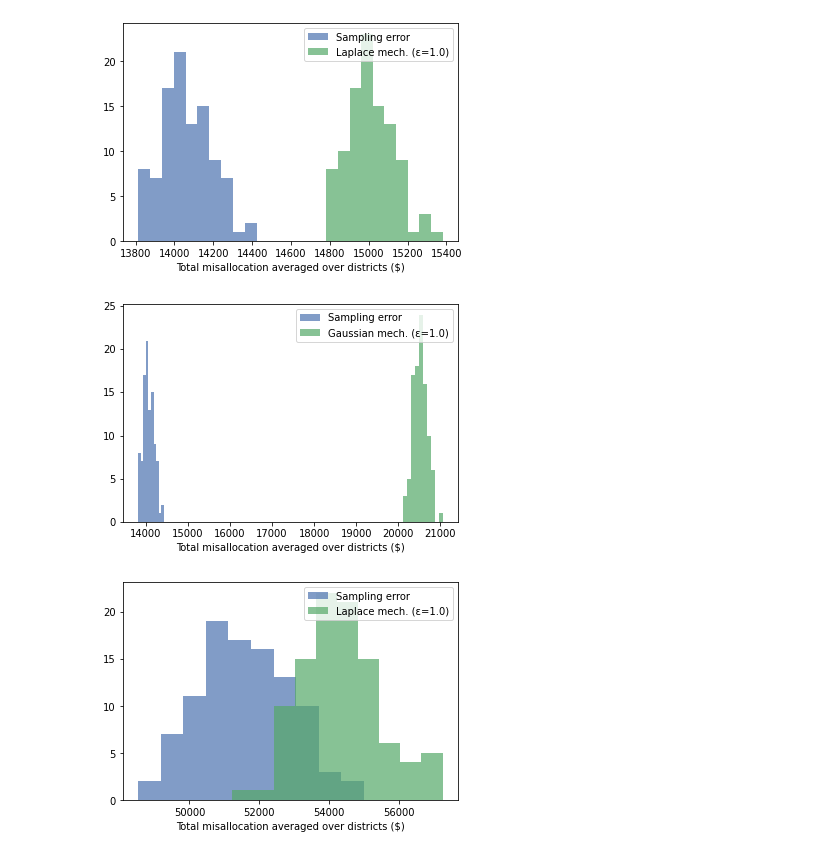
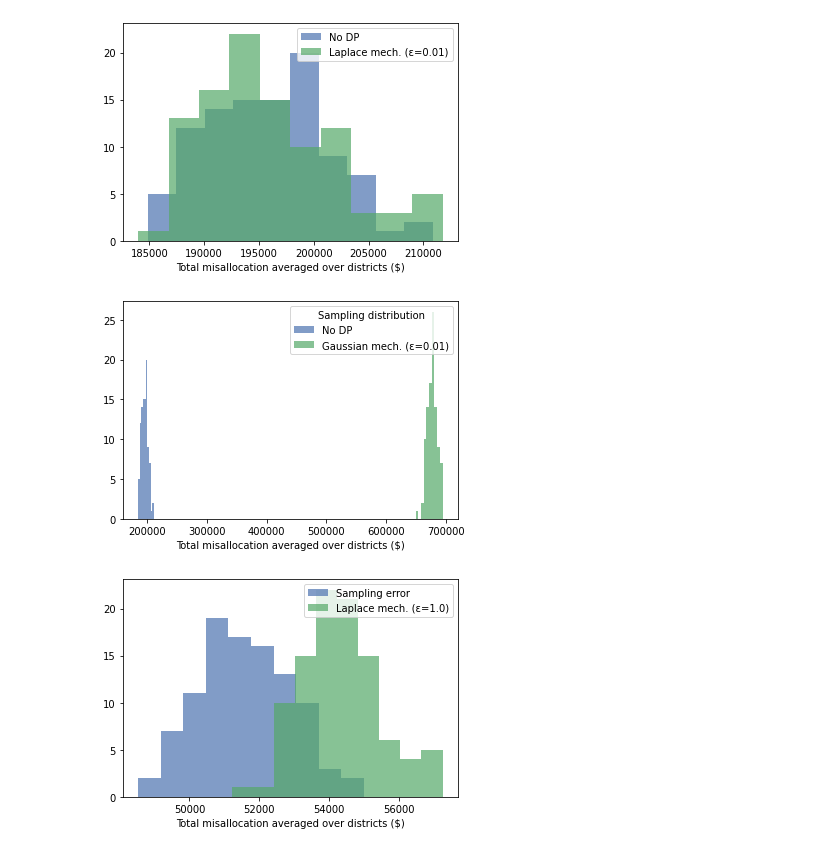
Before and after one commit to ryansteed/dp-policy, a Jupyter notebook: notebooks/plot_sampling.ipynb, the cells around one changed output. Cells and saved outputs as stored; diff of their text form; code cells hidden in the pictures.

Commit message:
:truck: integrated sampling into main package

```diff
--- a/notebooks/plot_sampling.ipynb
+++ b/notebooks/plot_sampling.ipynb
@@ -8,0 +35,16 @@ num_bins = 10
+# %%
+delta = 1e-6
+for epsilon in [2.52]:
+    # Laplace
+    mech = Sampled(saipe, mechanism=LaplaceMech, epsilon=epsilon, delta=delta)
+    results, results_laplace = collect_results(saipe, mech, sppe, num_runs=NUM_RUNS)
+    with open('../results/bootstrap/results_laplace_eps={}.pkl'.format(epsilon), 'wb') as handle:
+        pickle.dump(results_laplace, handle)
+    results.to_csv('../results/bootstrap/results_laplace_eps={}.csv'.format(epsilon))
+
+    # Gaussian
+    mech = Sampled(saipe, mechanism=GaussianMech, epsilon=epsilon, delta=delta)
+    results, results_gaussian = collect_results(saipe, mech, sppe, num_runs=NUM_RUNS)
+    with open('../results/bootstrap/results_gaussian_eps={}.pkl'.format(epsilon), 'wb') as handle:
+        pickle.dump(results_gaussian, handle)
+    results.to_csv('../results/bootstrap/results_gaussian_eps={}.csv'.format(epsilon))
@@ -9,15 +69,15 @@ num_bins = 10
 # %%
-col_grant = "basic" # choices: basic, targeted, concentration
-epsilon = 1.0 # choices: 0.1, 0.5, 1.0
+col_grant = "basic" # choices: basic, targeted, concentration, total
+epsilon = 0.01
 # %%
-with open("./sampling_results/results_nondp.pkl", 'rb') as handle:
+with open("../results/bootstrap/results_nondp.pkl", 'rb') as handle:
     results_sampling = pickle.load(handle)
 
-path_laplace = "./sampling_results/results_laplace_eps{}.pkl".format(epsilon)
+path_laplace = "../results/bootstrap/results_laplace_eps={}.pkl".format(epsilon)
 with open(path_laplace, 'rb') as handle:
     results_laplace = pickle.load(handle)
 
-path_gaussian = "./sampling_results/results_gaussian_eps{}.pkl".format(epsilon)
+path_gaussian = "../results/bootstrap/results_gaussian_eps={}.pkl".format(epsilon)
 with open(path_gaussian, 'rb') as handle:
     results_gaussian = pickle.load(handle)
 # %%
@@ -49,29 +118,29 @@ plt.show()
 # %%
 # Average misallocation
 
 quantile = 'mean'
 df_sampling = results_sampling[quantile]
 df_laplace = results_laplace[quantile]
 df_gaussian = results_gaussian[quantile]
 
 x = df_sampling["diff_grant_{}".format(col_grant)].values
 
 y = df_laplace["diff_grant_{}".format(col_grant)].values
-plt.hist(x, bins=num_bins, label="Sampling error", alpha=0.7)
+plt.hist(x, bins=num_bins, label="No DP", alpha=0.7)
 plt.hist(y, bins=num_bins, label="Laplace mech. (ε={})".format(epsilon), alpha=0.7)
 plt.xlabel("Total misallocation averaged over districts ($)")
-plt.legend(loc='upper right')
+plt.legend(loc='upper right', title="Sampling distribution")
 plt.show()
 
 y = df_gaussian["diff_grant_{}".format(col_grant)].values
-plt.hist(x, bins=num_bins, label="Sampling error", alpha=0.7)
+plt.hist(x, bins=num_bins, label="No DP", alpha=0.7)
 plt.hist(y, bins=num_bins, label="Gaussian mech. (ε={})".format(epsilon), alpha=0.7)
 plt.xlabel("Total misallocation averaged over districts ($)")
-plt.legend(loc='upper right')
+plt.legend(loc='upper right', title="Sampling distribution")
 plt.show()
 # %% [output]
-[figure, old version]
+[figure, new version]
-[figure, old version]
+[figure, new version]
 # %%
 # Average misallocation (sum of all three grant types)
 
```
Also changed, not shown: parts of 5 cells of this notebook, 2 other files.
